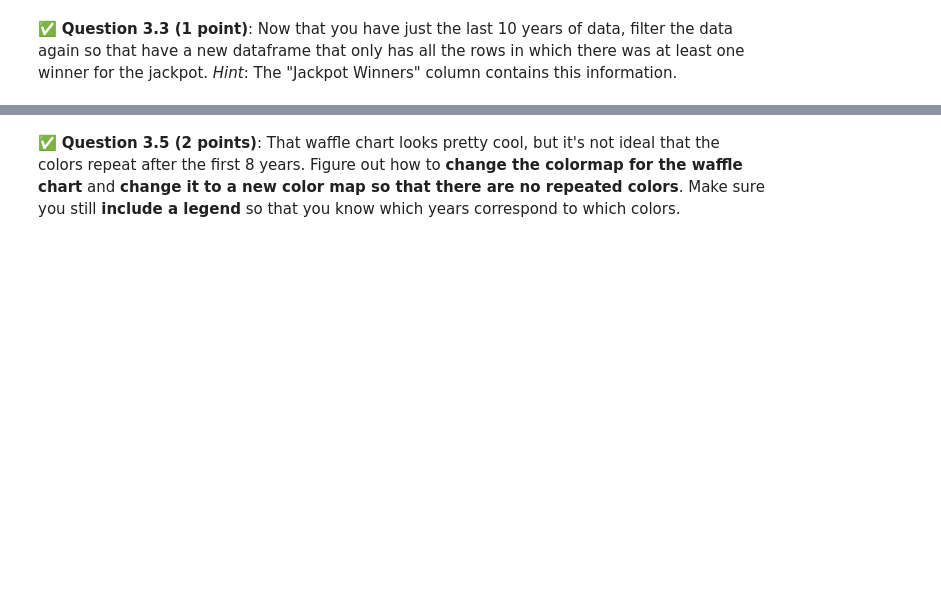
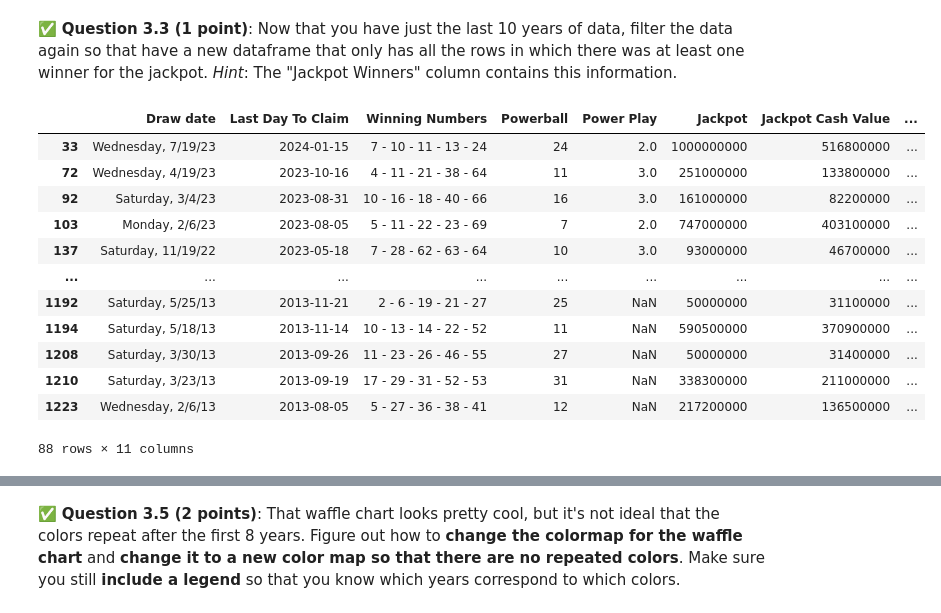
Before and after one commit to Colino03/CMSE202-f23-turnin, a Jupyter notebook: Midterm/CMSE202-Midterm-Section001-STUDENT.ipynb, the cells around one changed output, grey strips where cells are left out. Cells and saved outputs as stored; diff of their text form; code cells hidden in the pictures; blank space fills up the shorter version.

```diff
--- a/Midterm/CMSE202-Midterm-Section001-STUDENT.ipynb
+++ b/Midterm/CMSE202-Midterm-Section001-STUDENT.ipynb
@@ -243,3 +243,21 @@ Name: Year, Length: 2425, dtype: bool
+# %%
+mask2 = df['Jackpot Winners'] > 0
+win = new[mask2]
+win
+# %% [output]
+|  | Draw date | Last Day To Claim | Winning Numbers | Powerball | Power Play | Jackpot | Jackpot Cash Value | ... |
+| 33 | Wednesday, 7/19/23 | 2024-01-15 | 7 - 10 - 11 - 13 - 24 | 24 | 2.0 | 1000000000 | 516800000 | ... |
+| 72 | Wednesday, 4/19/23 | 2023-10-16 | 4 - 11 - 21 - 38 - 64 | 11 | 3.0 | 251000000 | 133800000 | ... |
+| 92 | Saturday, 3/4/23 | 2023-08-31 | 10 - 16 - 18 - 40 - 66 | 16 | 3.0 | 161000000 | 82200000 | ... |
+| 103 | Monday, 2/6/23 | 2023-08-05 | 5 - 11 - 22 - 23 - 69 | 7 | 2.0 | 747000000 | 403100000 | ... |
+| 137 | Saturday, 11/19/22 | 2023-05-18 | 7 - 28 - 62 - 63 - 64 | 10 | 3.0 | 93000000 | 46700000 | ... |
+| ... | ... | ... | ... | ... | ... | ... | ... | ... |
+| 1192 | Saturday, 5/25/13 | 2013-11-21 | 2 - 6 - 19 - 21 - 27 | 25 | NaN | 50000000 | 31100000 | ... |
+| 1194 | Saturday, 5/18/13 | 2013-11-14 | 10 - 13 - 14 - 22 - 52 | 11 | NaN | 590500000 | 370900000 | ... |
+| 1208 | Saturday, 3/30/13 | 2013-09-26 | 11 - 23 - 26 - 46 - 55 | 27 | NaN | 50000000 | 31400000 | ... |
+| 1210 | Saturday, 3/23/13 | 2013-09-19 | 17 - 29 - 31 - 52 - 53 | 31 | NaN | 338300000 | 211000000 | ... |
+| 1223 | Wednesday, 2/6/13 | 2013-08-05 | 5 - 27 - 36 - 38 - 41 | 12 | NaN | 217200000 | 136500000 | ... |
+88 rows × 11 columns
 # %% [markdown]
 &#9989; **Question 3.4 (4 points with possible bonus point)**: Now that you have all the jackpot winners since 2013, you're going to make a waffle chart to show how many winners there were for each year.
 
```
Also changed, not shown: parts of 7 cells of this notebook.
